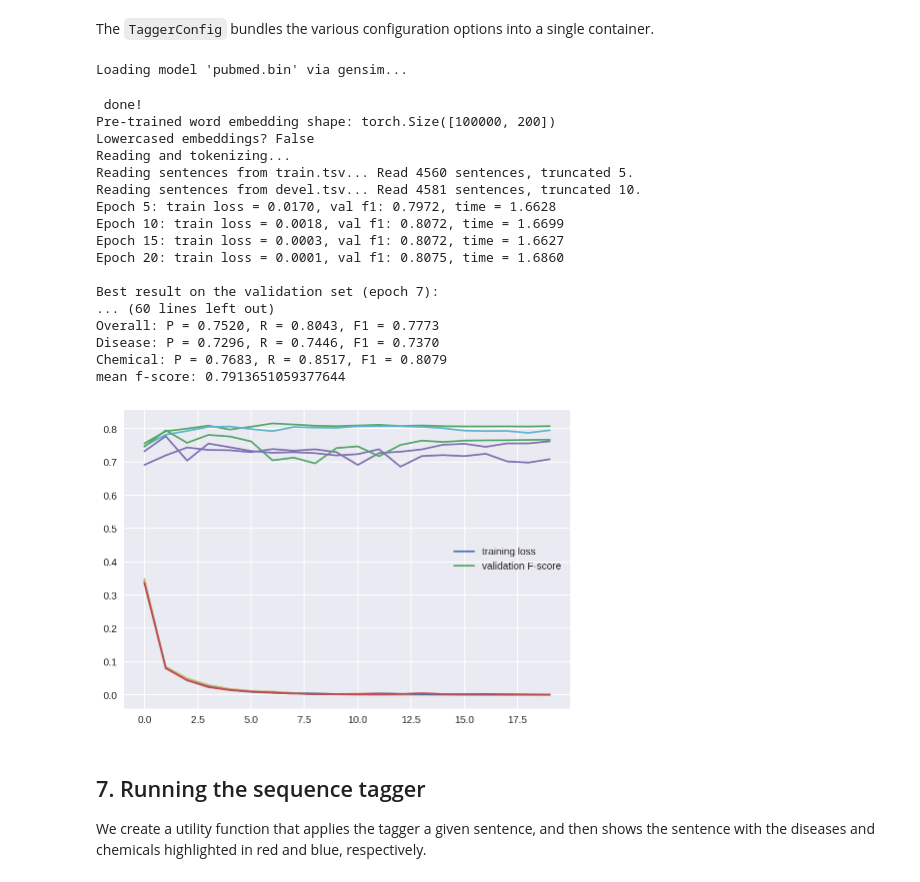
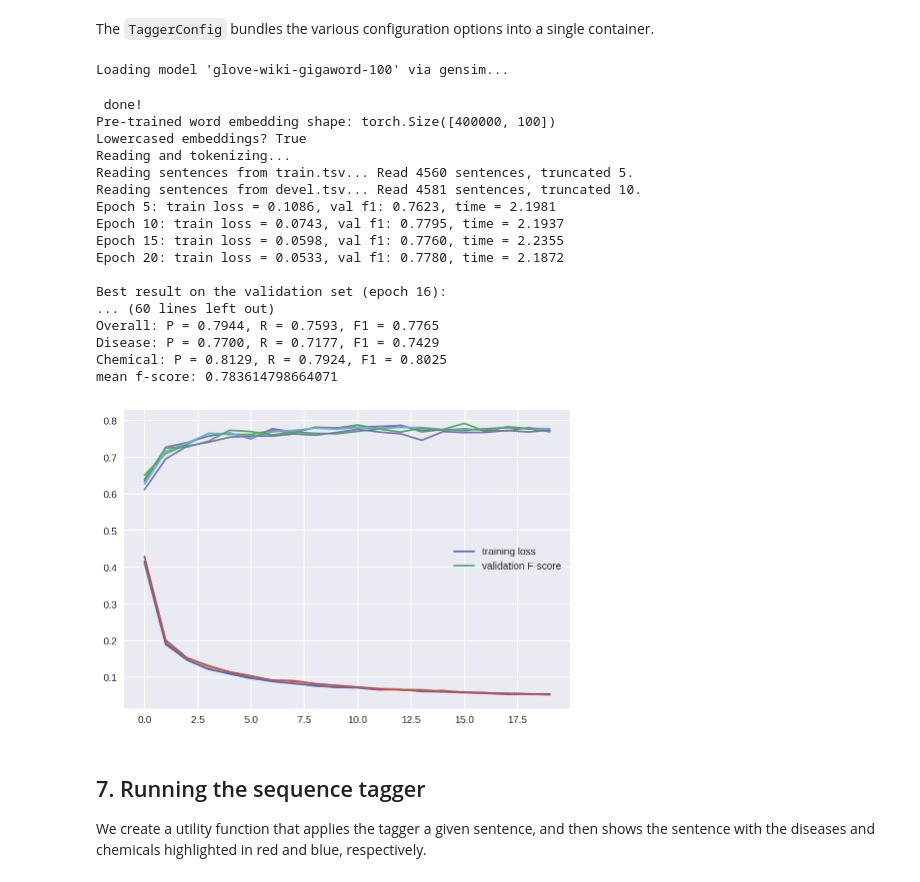
Before and after one commit to ollema/nlp2019, a Jupyter notebook: Assignment_2A.ipynb, the cells around one changed output. Saved outputs shown, nothing was run; the diff lists cells and outputs as text; code cells hidden in the pictures.

Commit message:
gensim + finetuning + 20 dropword

```diff
--- a/Assignment_2A.ipynb
+++ b/Assignment_2A.ipynb
@@ -260,12 +260,17 @@ class SimpleTagger(nn.Module):
         self.n_labels = len(label_field.vocab)
         self.encoder = encoder
         self.top_layer = nn.Linear(encoder.output_size, self.n_labels)
+        self.config = conf
 
         # Loss function that we will use during training.
         # We tell it to ignore the padding.
         pad_label_id = label_field.vocab.stoi[label_field.pad_token]
         self.loss = torch.nn.CrossEntropyLoss(ignore_index=pad_label_id)
 
+    def dropword(self, words, p_drop):
+        # Randomly replace some of the positions in the word tensors with a zero.
+        dropword_mask = (torch.rand(size=words.shape, device=words.device) > p_drop).long()
+        return words*dropword_mask
 
     def compute_outputs(self, words, chars):
         # We call the encoder to create contextualized word representations.
@@ -279,7 +284,10 @@ class SimpleTagger(nn.Module):
     def forward(self, words, chars, labels):
         # Computes the output scores and then the loss function.
 
-        # First compute the outputs. The shape is (n_sentences, n_words, n_labels).
+        # First drop some words
+        words = self.dropword(words, p_drop=self.config.word_dropout_prob)
+
+        # Then compute the outputs. The shape is (n_sentences, n_words, n_labels).
         scores = self.compute_outputs(words, chars)
 
         # Flatten the outputs and the gold-standard labels, to compute the loss.
@@ -712,37 +720,38 @@ class TaggerConfig(object):
     use_crf = False
 
     # Word dropout probability.
-    word_dropout_prob = 0
+    word_dropout_prob = 0.2
 # %%
 f_scores = []
 
 for i in range(5):
     torch.manual_seed(i * 1000) and random.seed(i * 1000)
-    gensim_vectors = load_gensim_vectors(model_file='pubmed.bin', builtin=False, limit=100000)
+    # pubmed_vectors = load_gensim_vectors(model_file='pubmed.bin', builtin=False, limit=100000)
+    gensim_vectors = load_gensim_vectors(model_file='glove-wiki-gigaword-100', builtin=True)
     tagger = Tagger(config=TaggerConfig(), gensim_model=gensim_vectors)
     f_scores.append(tagger.train())
 
 print(f"mean f-score: {np.mean(f_scores)}")
 # %% [output]
-Loading model 'pubmed.bin' via gensim...
+Loading model 'glove-wiki-gigaword-100' via gensim...
  done!
-Pre-trained word embedding shape: torch.Size([100000, 200])
-Lowercased embeddings? False
+Pre-trained word embedding shape: torch.Size([400000, 100])
+Lowercased embeddings? True
 Reading and tokenizing...
 Reading sentences from train.tsv... Read 4560 sentences, truncated 5.
 Reading sentences from devel.tsv... Read 4581 sentences, truncated 10.
-Epoch 5: train loss = 0.0170, val f1: 0.7972, time = 1.6628
-Epoch 10: train loss = 0.0018, val f1: 0.8072, time = 1.6699
-Epoch 15: train loss = 0.0003, val f1: 0.8072, time = 1.6627
-Epoch 20: train loss = 0.0001, val f1: 0.8075, time = 1.6860
+Epoch 5: train loss = 0.1086, val f1: 0.7623, time = 2.1981
+Epoch 10: train loss = 0.0743, val f1: 0.7795, time = 2.1937
+Epoch 15: train loss = 0.0598, val f1: 0.7760, time = 2.2355
+Epoch 20: train loss = 0.0533, val f1: 0.7780, time = 2.1872
 
-Best result on the validation set (epoch 7):
+Best result on the validation set (epoch 16):
 ... (60 lines left out)
-Overall: P = 0.7520, R = 0.8043, F1 = 0.7773
-Disease: P = 0.7296, R = 0.7446, F1 = 0.7370
-Chemical: P = 0.7683, R = 0.8517, F1 = 0.8079
-mean f-score: 0.7913651059377644
+Overall: P = 0.7944, R = 0.7593, F1 = 0.7765
+Disease: P = 0.7700, R = 0.7177, F1 = 0.7429
+Chemical: P = 0.8129, R = 0.7924, F1 = 0.8025
+mean f-score: 0.783614798664071
-[figure, old version]
+[figure, new version]
 # %% [markdown]
 ## 7. Running the sequence tagger
 
```
Also changed, not shown: parts of 6 cells of this notebook.
